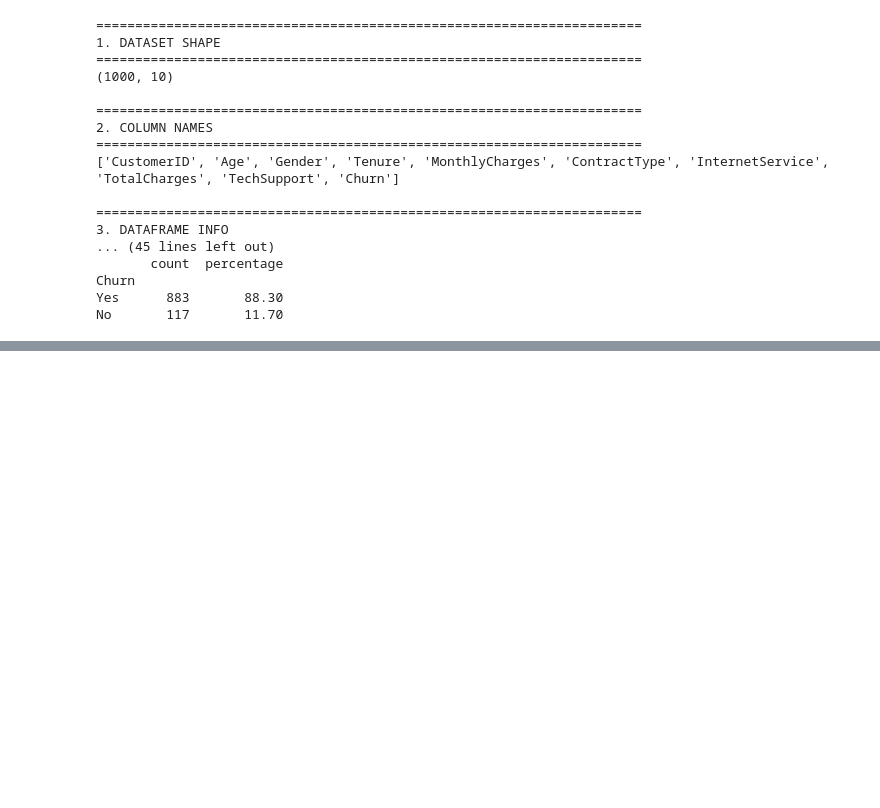
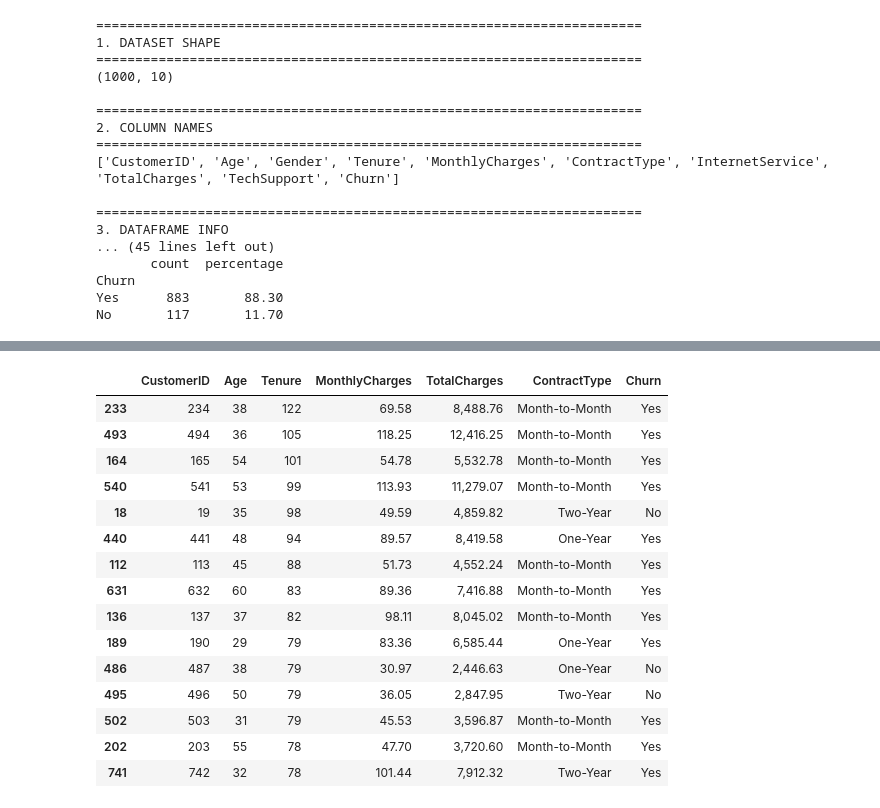
Before and after one commit to deardisha/retentioniq-telecom-churn, a Jupyter notebook: notebooks/01_retentioniq_analysis.ipynb, the cells around one changed output, grey strips where cells are left out. Saved outputs shown, nothing was run; the diff lists cells and outputs as text; code cells hidden in the pictures; blank space fills up the shorter version.

```diff
--- a/notebooks/01_retentioniq_analysis.ipynb
+++ b/notebooks/01_retentioniq_analysis.ipynb
@@ -427,0 +621,33 @@ No       117       11.70
+# %%
+# Inspect the longest-tenure customers
+df_clean.nlargest(
+    15,
+    "Tenure"
+)[
+    [
+        "CustomerID",
+        "Age",
+        "Tenure",
+        "MonthlyCharges",
+        "TotalCharges",
+        "ContractType",
+        "Churn"
+    ]
+]
+# %% [output]
+|  | CustomerID | Age | Tenure | MonthlyCharges | TotalCharges | ContractType | Churn |
+| 233 | 234 | 38 | 122 | 69.58 | 8,488.76 | Month-to-Month | Yes |
+| 493 | 494 | 36 | 105 | 118.25 | 12,416.25 | Month-to-Month | Yes |
+| 164 | 165 | 54 | 101 | 54.78 | 5,532.78 | Month-to-Month | Yes |
+| 540 | 541 | 53 | 99 | 113.93 | 11,279.07 | Month-to-Month | Yes |
+| 18 | 19 | 35 | 98 | 49.59 | 4,859.82 | Two-Year | No |
+| 440 | 441 | 48 | 94 | 89.57 | 8,419.58 | One-Year | Yes |
+| 112 | 113 | 45 | 88 | 51.73 | 4,552.24 | Month-to-Month | Yes |
+| 631 | 632 | 60 | 83 | 89.36 | 7,416.88 | Month-to-Month | Yes |
+| 136 | 137 | 37 | 82 | 98.11 | 8,045.02 | Month-to-Month | Yes |
+| 189 | 190 | 29 | 79 | 83.36 | 6,585.44 | One-Year | Yes |
+| 486 | 487 | 38 | 79 | 30.97 | 2,446.63 | One-Year | No |
+| 495 | 496 | 50 | 79 | 36.05 | 2,847.95 | Two-Year | No |
+| 502 | 503 | 31 | 79 | 45.53 | 3,596.87 | Month-to-Month | Yes |
+| 202 | 203 | 55 | 78 | 47.70 | 3,720.60 | Month-to-Month | Yes |
+| 741 | 742 | 32 | 78 | 101.44 | 7,912.32 | Two-Year | Yes |
```
Also changed, not shown: parts of 28 cells of this notebook, 1 other file.
